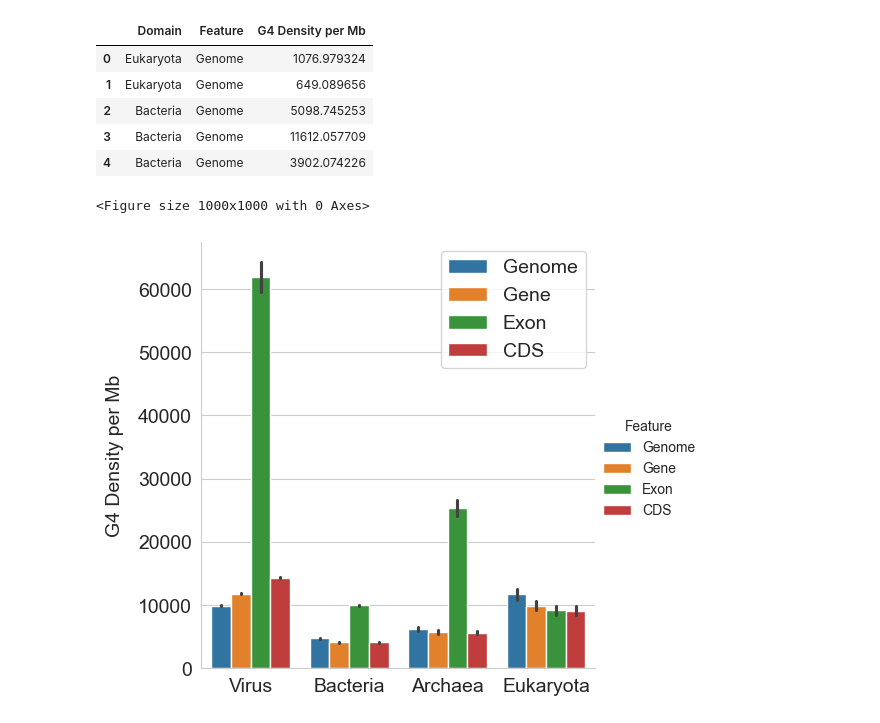
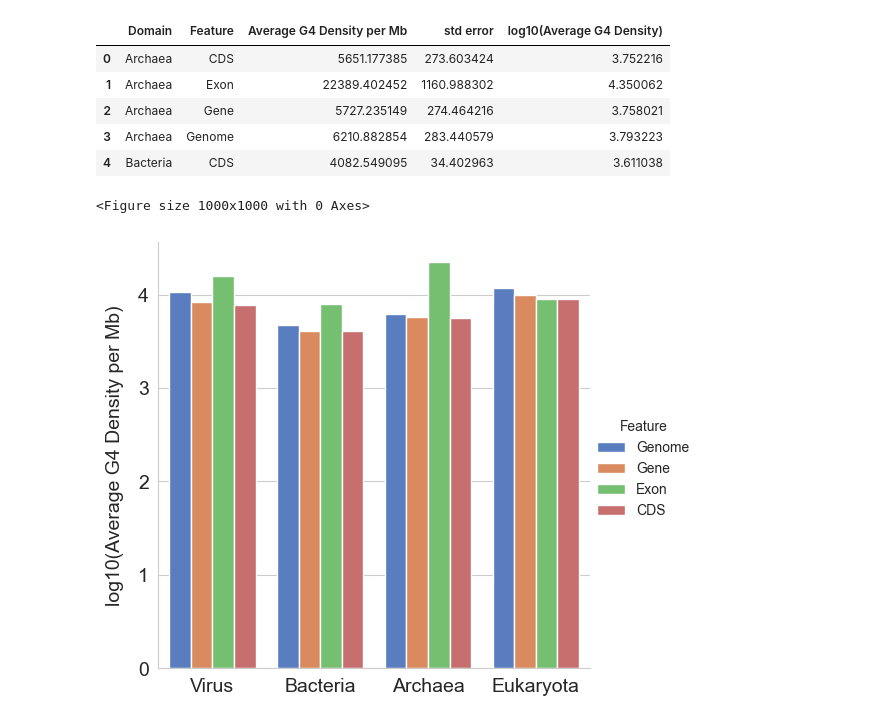
Before and after one commit to Georgakopoulos-Soares-lab/Quadrupia, a Jupyter notebook: notebooks/7_g4_distribution_genomic_compartments_g4hunter.ipynb, the cells around one changed output. Cells and saved outputs as stored; diff of their text form; code cells hidden in the pictures.

```diff
--- a/notebooks/7_g4_distribution_genomic_compartments_g4hunter.ipynb
+++ b/notebooks/7_g4_distribution_genomic_compartments_g4hunter.ipynb
@@ -63,4 +63,10 @@ df_g4.rename(columns={'index': 'Accession'}, inplace=True)
 # drop rows where phylum is NaN as they are not relevant for phylum level analysis
 df_g4.dropna(subset=['Phylum'], inplace=True)
 
-df_g4.head()
+# drop rows where Genes, Exons or CDS is NaN
+# since these are the main features we are interested in for G4 analysis
+df_g4.dropna(subset=['Genes', 'Exons', 'CDS'], inplace=True)
+
+# replace NaN with 0 for G4s in Genes, Exons, CDS, Total G4 Length and G4 Count
+# as these represent no G4s in the respective features
+df_g4.fillna(0, inplace=True)
@@ -77,5 +76,5 @@ df_g4['G4 Density per Mb: Genome'] = df_g4['Total G4 Length']/df_g4['Genome Size
 df_g4['G4 Density per Mb: Gene'] = df_g4['G4s in Genes']/df_g4['Genes'] * 1000000
 df_g4['G4 Density per Mb: Exon'] = df_g4['G4s in Exons']/df_g4['Exons'] * 1000000
 df_g4['G4 Density per Mb: CDS'] = df_g4['G4s in CDS']/df_g4['CDS'] * 1000000
-df_g4.head(100)
+df_g4.sort_values(by='G4 Density per Mb: Genome', ascending=False, inplace=True)
 df_g4.to_csv(f'{BASE_DIR}/results/g4hunter_combined_dist_data.csv', index=False)
@@ -95,39 +81,57 @@ df_domain.head()
 # %%
+
+# group by domain and get mean of all columns starting with "Type:"
+df_domain = df_g4.groupby('Domain').agg(
+    {col: 'mean' for col in df_g4.columns if col.startswith('G4 Density per Mb: ')}
+)
+
 # create new dataframe for grouped domain plots
 df_domain_plot = df_g4[['Domain', 'G4 Density per Mb: Genome', 'G4 Density per Mb: Gene', 'G4 Density per Mb: Exon', 'G4 Density per Mb: CDS']]
 df_domain_plot = df_domain_plot.melt(id_vars=['Domain'], var_name='Feature', value_name='G4 Density per Mb')
-# extract genomic feature from the column name
 df_domain_plot['Feature'] = df_domain_plot['Feature'].apply(lambda x: x.split(': ')[1])
-df_domain_plot.head()
+df_domain_grouped = df_domain_plot.groupby(['Domain', 'Feature']).agg({
+    'G4 Density per Mb': 'mean'
+    })
+df_domain_grouped['std error'] = df_domain_plot.groupby(['Domain', 'Feature']).agg({
+    'G4 Density per Mb': 'sem'
+    })
+df_domain_grouped.rename(columns={'G4 Density per Mb': 'Average G4 Density per Mb'}, inplace=True)
+df_domain_grouped['log10(Average G4 Density)'] = np.log10(df_domain_grouped['Average G4 Density per Mb']+1)
+df_domain_grouped.reset_index(inplace=True)
+df_domain_grouped.head()
 # %% [output]
-|  | Domain | Feature | G4 Density per Mb |
-| 0 | Eukaryota | Genome | 1076.979324 |
-| 1 | Eukaryota | Genome | 649.089656 |
-| 2 | Bacteria | Genome | 5098.745253 |
-| 3 | Bacteria | Genome | 11612.057709 |
-| 4 | Bacteria | Genome | 3902.074226 |
+|  | Domain | Feature | Average G4 Density per Mb | std error | log10(Average G4 Density) |
+| 0 | Archaea | CDS | 5651.177385 | 273.603424 | 3.752216 |
+| 1 | Archaea | Exon | 22389.402452 | 1160.988302 | 4.350062 |
+| 2 | Archaea | Gene | 5727.235149 | 274.464216 | 3.758021 |
+| 3 | Archaea | Genome | 6210.882854 | 283.440579 | 3.793223 |
+| 4 | Bacteria | CDS | 4082.549095 | 34.402963 | 3.611038 |
 # %%
 sns.set_style("whitegrid")
 plt.figure(figsize=(10, 10))
 
+# order of categories
+domain_order = ["Virus", "Bacteria", "Archaea", "Eukaryota"]
+feature_order = ['Genome', 'Gene', 'Exon', 'CDS']
+
 # plot
 sns.catplot(
-    data=df_domain_plot,
+    data=df_domain_grouped,
     kind="bar",
     x="Domain",
-    y="G4 Density per Mb",
+    y="log10(Average G4 Density)",
     hue="Feature",
-    order=["Virus", "Bacteria", "Archaea", "Eukaryota"],
-    errorbar="se"
+    order=domain_order,
+    hue_order=feature_order,
+    palette='muted'
 )
 
 # formatting
-plt.legend(loc='upper right', fontsize=14)
 plt.xticks(fontsize=14)
 plt.yticks(fontsize=14)
 plt.xlabel('')
-plt.ylabel('G4 Density per Mb', fontsize=14, labelpad=10)
+plt.ylabel('log10(Average G4 Density per Mb)', fontsize=14, labelpad=10)
 plt.savefig(f'{BASE_DIR}/plots/feature_domain_g4_density_g4hunter.png')
 # %% [output]
 <Figure size 1000x1000 with 0 Axes>
-[figure, old version]
+[figure, new version]
```
Also changed, not shown: parts of 5 cells of this notebook, 3 other files.
